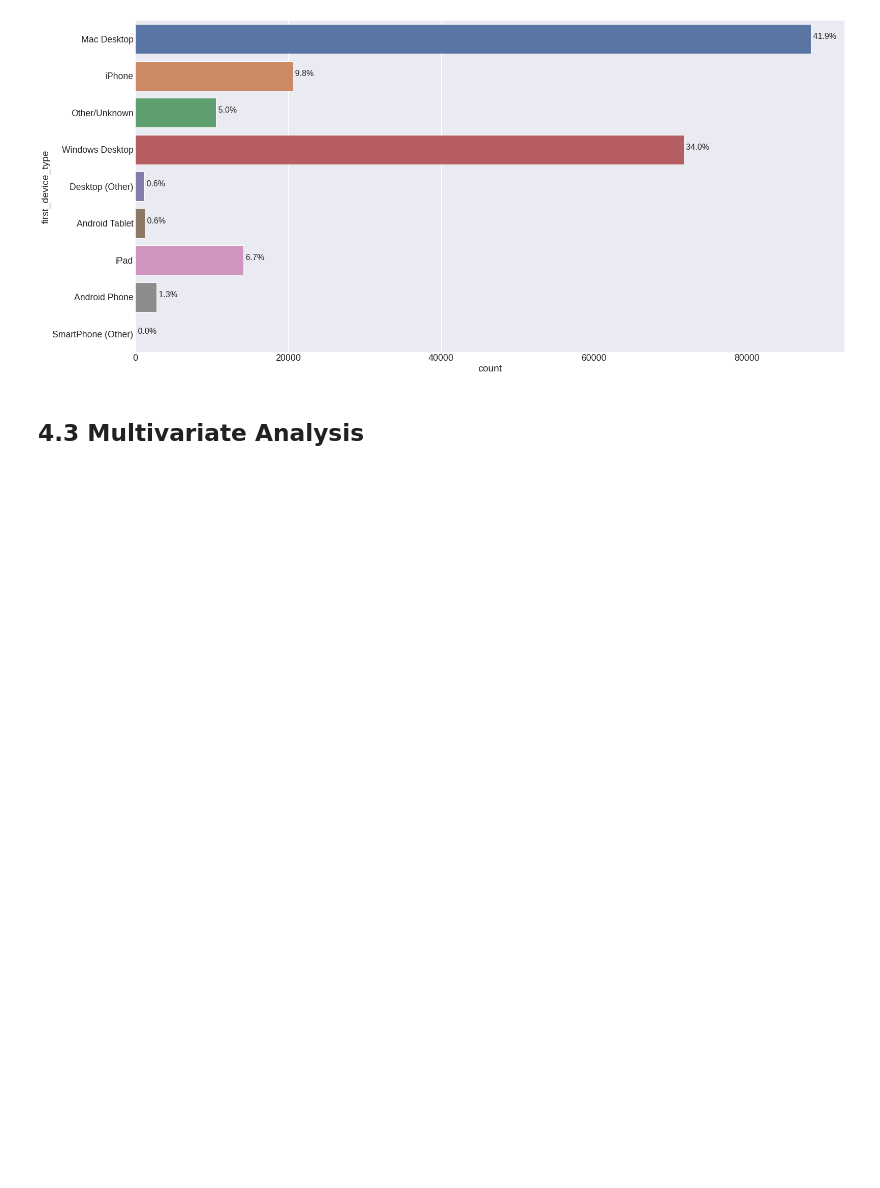
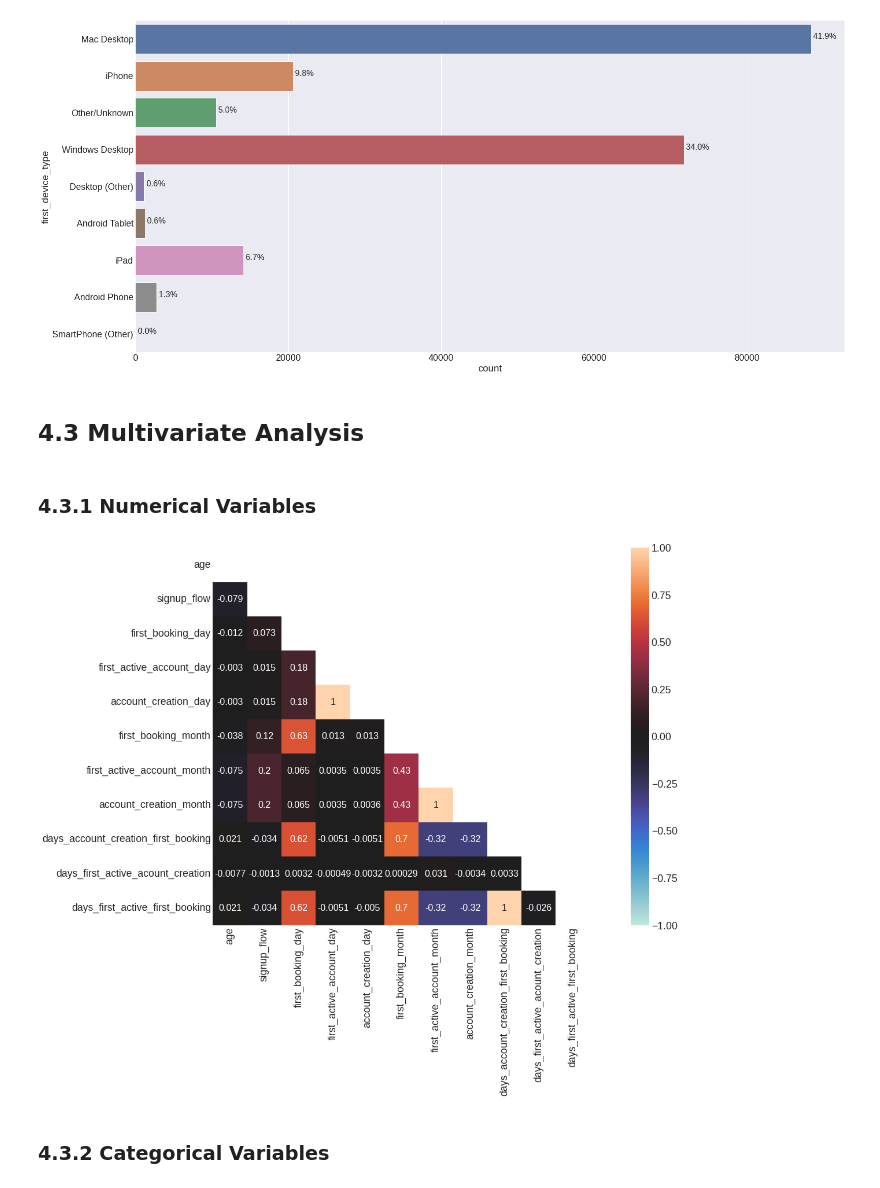
Before and after one commit to juniorcl/airbnb-scheduling-forecast, a Jupyter notebook: notebooks/c1.0_cmoj_airbnb_scheduling_forecast.ipynb, the cells around one changed output. Cells and saved outputs as stored; diff of their text form; code cells hidden in the pictures; blank space fills up the shorter version.

```diff
--- a/notebooks/c1.0_cmoj_airbnb_scheduling_forecast.ipynb
+++ b/notebooks/c1.0_cmoj_airbnb_scheduling_forecast.ipynb
@@ -706,3 +706,17 @@ for p in ax.patches:
 [figure]
 # %% [markdown]
 ## 4.3 Multivariate Analysis
+# %% [markdown]
+### 4.3.1 Numerical Variables
+# %%
+corr = df4.select_dtypes(exclude='object').corr()
+
+mask = np.zeros_like(corr)
+mask[np.triu_indices_from(mask)] = True
+
+with sns.axes_style("white"):
+    ax = sns.heatmap(corr, annot=True, mask=mask, vmin=-1, center=0, vmax=1, square=True)
+# %% [output]
+[figure, added]
+# %% [markdown]
+### 4.3.2 Categorical Variables
```
Also changed, not shown: parts of 3 cells of this notebook.
